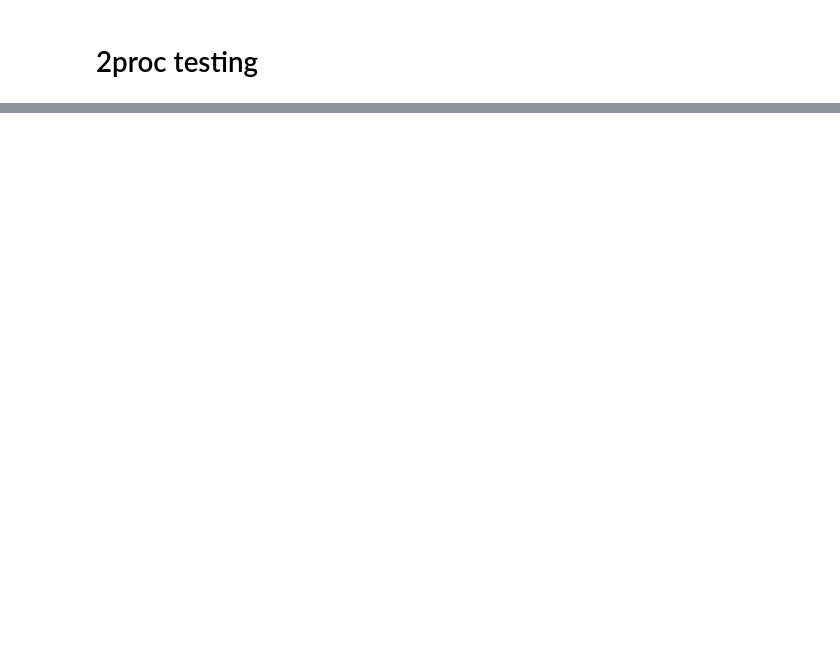
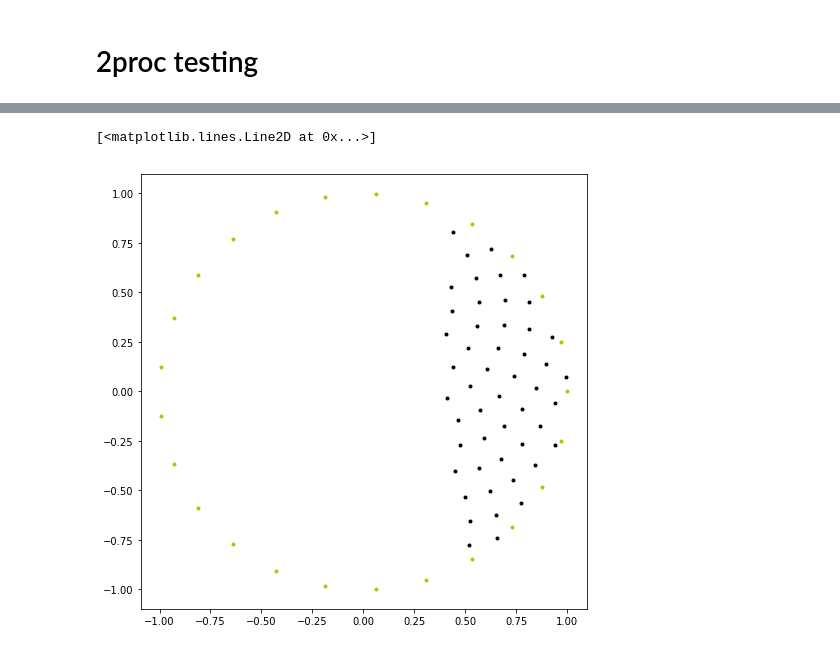
Before and after one commit to shawsa/m566, a Jupyter notebook: project_code/disk_decomp.ipynb, the cells around one changed output, grey strips where cells are left out. Saved outputs shown, nothing was run; the diff lists cells and outputs as text; code cells hidden in the pictures; blank space fills up the shorter version.

```diff
--- a/project_code/disk_decomp.ipynb
+++ b/project_code/disk_decomp.ipynb
@@ -333,0 +332,4 @@ KeyError: 2
+# %%
+inner_nodes = nodes = np.concatenate((quad1_inner, quad2_inner, quad3_inner, quad4_inner), axis=0)
+nodes = np.concatenate((inner_nodes, boundary_nodes), axis=0)
+tree = cKDTree(nodes)
@@ -333,0 +341,7 @@ KeyError: 2
+# %%
+plt.figure(figsize=(8,8))
+plt.plot(inner_nodes[:50, 0], inner_nodes[:50, 1], 'k.')
+plt.plot(boundary_nodes[:,0], boundary_nodes[:,1], 'y.')
+# %% [output]
+[<matplotlib.lines.Line2D at 0x...>]
+[figure, added]
```
Also changed, not shown: parts of 19 cells of this notebook.
